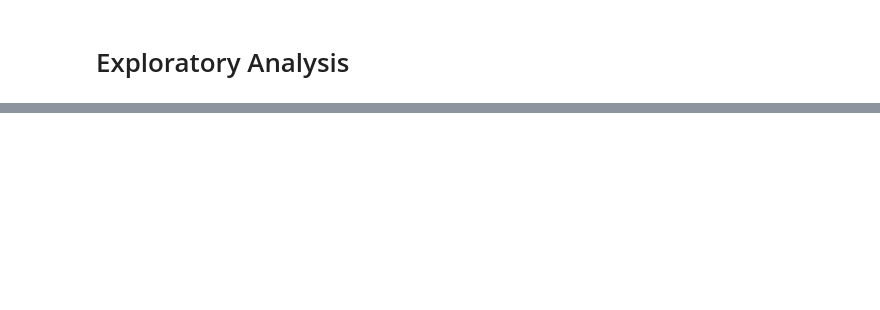
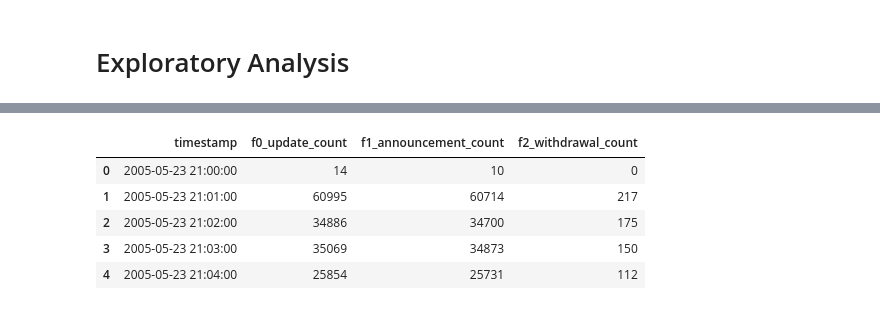
Before and after one commit to carlos-cagnazzo/ml-for-networks-workshop-mvd-2024, a Jupyter notebook: notebooks/explo1.ipynb, the cells around one changed output, grey strips where cells are left out. Saved outputs shown, nothing was run; the diff lists cells and outputs as text; code cells hidden in the pictures; blank space fills up the shorter version.

```diff
--- a/notebooks/explo1.ipynb
+++ b/notebooks/explo1.ipynb
@@ -38,0 +79,9 @@ plt.show()
+# %%
+merged_df.head()
+# %% [output]
+|  | timestamp | f0_update_count | f1_announcement_count | f2_withdrawal_count |
+| 0 | 2005-05-23 21:00:00 | 14 | 10 | 0 |
+| 1 | 2005-05-23 21:01:00 | 60995 | 60714 | 217 |
+| 2 | 2005-05-23 21:02:00 | 34886 | 34700 | 175 |
+| 3 | 2005-05-23 21:03:00 | 35069 | 34873 | 150 |
+| 4 | 2005-05-23 21:04:00 | 25854 | 25731 | 112 |
```
Also changed, not shown: parts of 5 cells of this notebook, 6 other files.
